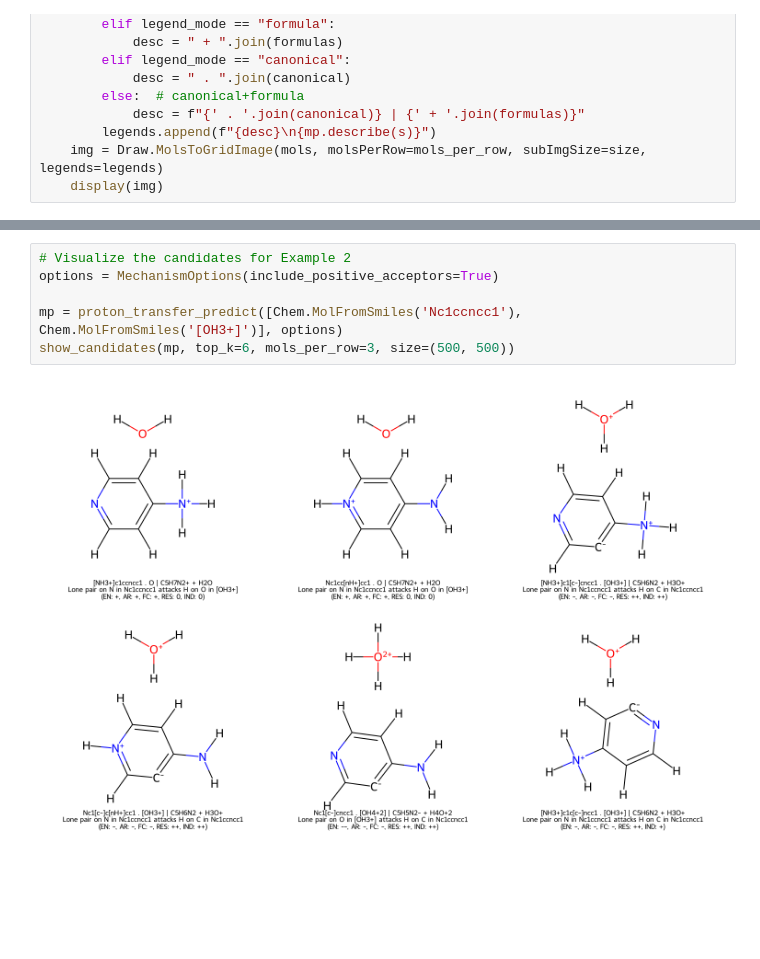
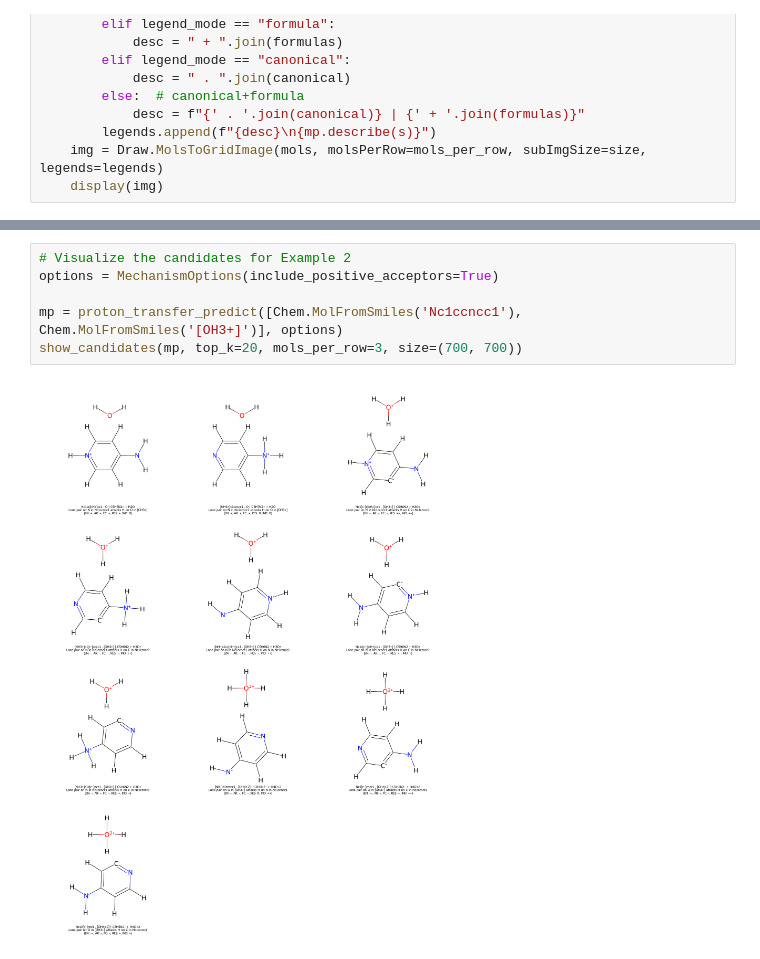
Before and after one commit to petergchang/chem_cmt, a Jupyter notebook: demo.ipynb, the cells around one changed output, grey strips where cells are left out. Drawn from its saved outputs; the diff is of its cells as text; blank space fills up the shorter version.

```diff
--- a/demo.ipynb
+++ b/demo.ipynb
@@ -89,8 +90,8 @@ show_candidates(mp, top_k=6, mols_per_row=3, size=(500, 500))
 # %%
 # Visualize the candidates for Example 2
 options = MechanismOptions(include_positive_acceptors=True)
 
 mp = proton_transfer_predict([Chem.MolFromSmiles('Nc1ccncc1'), Chem.MolFromSmiles('[OH3+]')], options)
-show_candidates(mp, top_k=6, mols_per_row=3, size=(500, 500))
+show_candidates(mp, top_k=20, mols_per_row=3, size=(700, 700))
 # %% [output]
-[figure, old version]
+[figure, new version]
```
Also changed, not shown: parts of 2 cells of this notebook, 1 other file.
